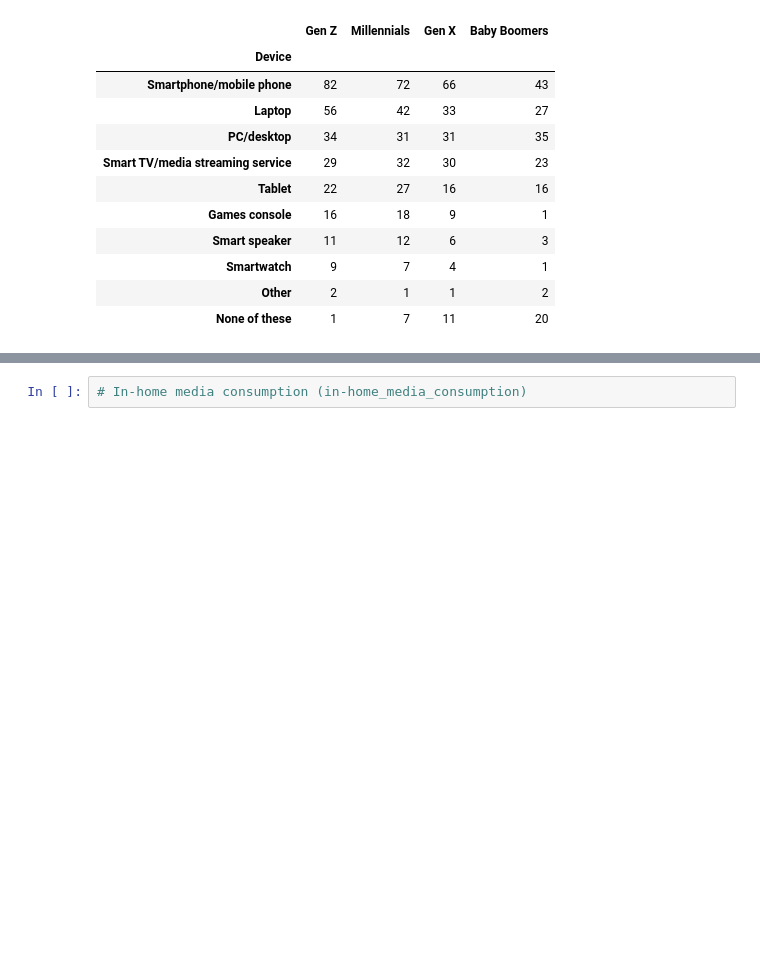
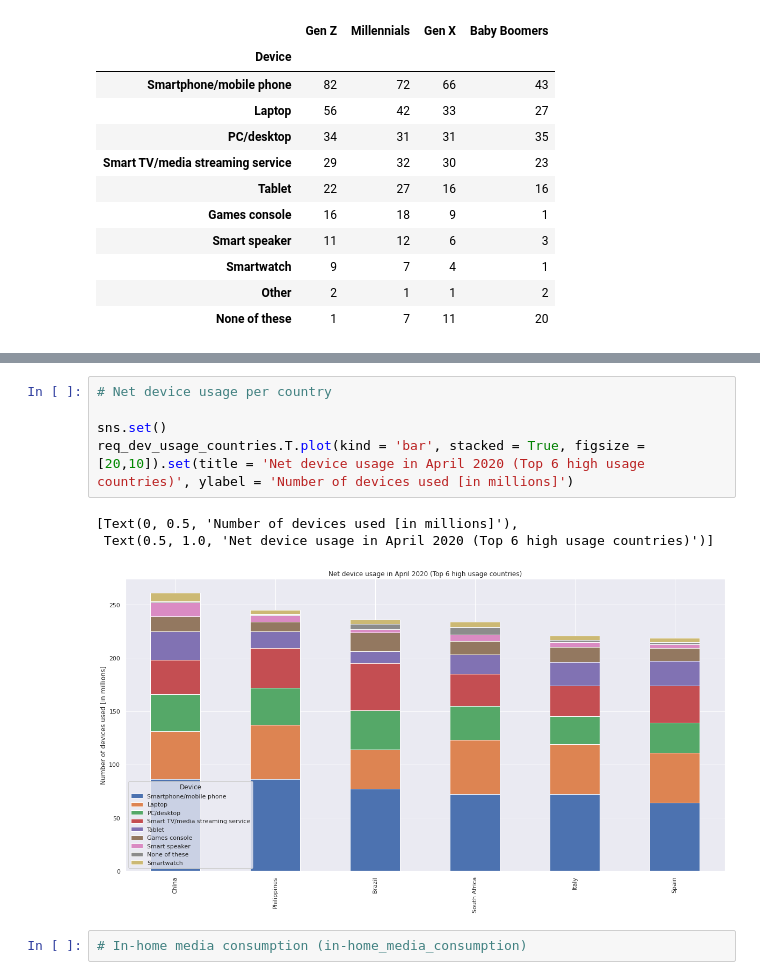
Before and after one commit to newb-dev-1008/CoVID_Entertainment_Impact, a Jupyter notebook: Entertainment_during_CoVID_19.ipynb, the cells around one changed output, grey strips where cells are left out. Saved outputs shown, nothing was run; the diff lists cells and outputs as text; blank space fills up the shorter version.

```diff
--- a/Entertainment_during_CoVID_19.ipynb
+++ b/Entertainment_during_CoVID_19.ipynb
@@ -507,3 +558,12 @@ dev_usage_country
+# %%
+# Net device usage per country
+
+sns.set()
+req_dev_usage_countries.T.plot(kind = 'bar', stacked = True, figsize = [20,10]).set(title = 'Net device usage in April 2020 (Top 6 high usage countries)', ylabel = 'Number of devices used [in millions]')
+# %% [output]
+[Text(0, 0.5, 'Number of devices used [in millions]'),
+ Text(0.5, 1.0, 'Net device usage in April 2020 (Top 6 high usage countries)')]
+[figure, added]
 # %%
 # In-home media consumption (in-home_media_consumption)
 # %%
```
Also changed, not shown: parts of 5 cells of this notebook.
